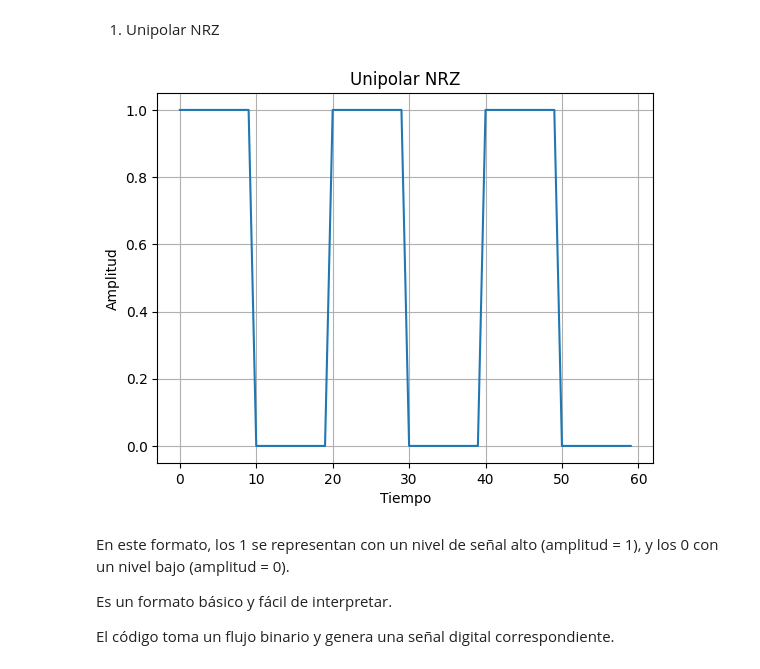
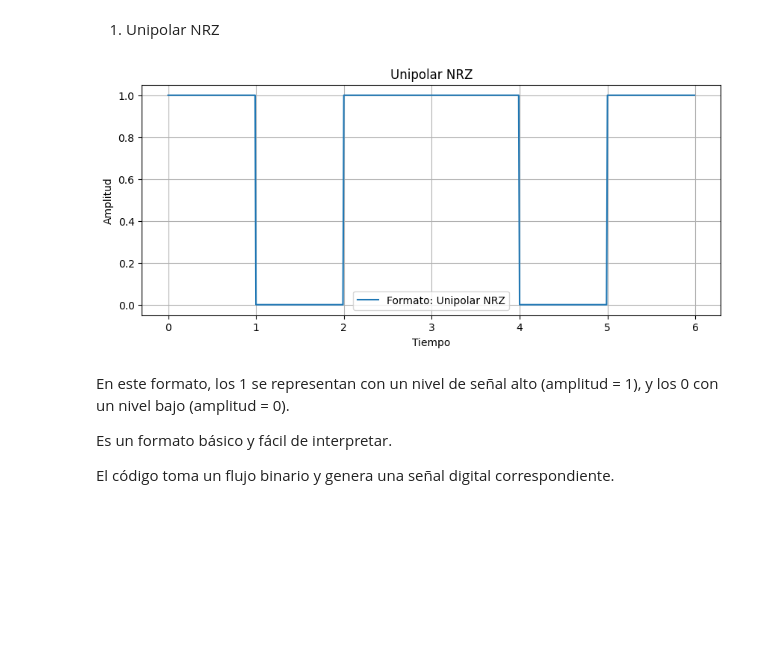
Before and after one commit to johnrua17/I.B-Lab, a Jupyter notebook: I_B_Lab.ipynb, the cells around one changed output. Saved outputs shown, nothing was run; the diff lists cells and outputs as text; code cells hidden in the pictures; blank space fills up the shorter version.

```diff
--- a/I_B_Lab.ipynb
+++ b/I_B_Lab.ipynb
@@ -138,35 +138,38 @@ Muestra 38: -1.06 -> 0001
 Muestra 39: -1.21 -> 0000
 # %% [markdown]
 1. Unipolar NRZ
-# %%
-# Unipolar NRZ
-def unipolar_nrz(binary_stream, ts):
-    """
-    Convierte una secuencia binaria en una señal Unipolar NRZ.
-
-    - '1' se representa con un nivel alto (1).
-    - '0' se representa con un nivel bajo (0).
-    """
-    signal = []
-    for bit in binary_stream:
-        signal.extend([1 if bit == '1' else 0] * int(ts * 1000))
-    return signal
-
-# Ejemplo de uso
-binary_stream = '101010'  # Stream binario de ejemplo
-ts = 0.01                 # Duración de cada bit
-unipolar_nrz_signal = unipolar_nrz(binary_stream, ts)
-
-# Gráfico
-plt.figure()
-plt.plot(unipolar_nrz_signal[:100])  # Mostrar primeros 100 puntos
-plt.title("Unipolar NRZ")
-plt.xlabel("Tiempo")
-plt.ylabel("Amplitud")
-plt.grid()
-plt.show()
-# %% [output]
-[figure, removed]
+# %%
+import numpy as np
+import matplotlib.pyplot as plt
+
+# --- Parte d: Generación de formato de señalización Unipolar NRZ ---
+def signaling_format(bits, bit_duration=1):
+    t = np.linspace(0, len(bits) * bit_duration, len(bits) * 100, endpoint=False)
+    signal = np.zeros_like(t)
+    bit_step = len(t) // len(bits)
+
+    for i, bit in enumerate(bits):
+        signal[i * bit_step : (i + 1) * bit_step] = bit
+
+    return t, signal
+
+# Ejemplo de bits codificados
+bits = [1, 0, 1, 1, 0, 1]
+
+# Generar señal en formato Unipolar NRZ
+t_signal, signal = signaling_format(bits)
+
+# Graficar el formato de señalización
+plt.figure(figsize=(10, 4))
+plt.plot(t_signal, signal, label="Formato: Unipolar NRZ")
+plt.title("Unipolar NRZ")
+plt.xlabel("Tiempo")
+plt.ylabel("Amplitud")
+plt.grid()
+plt.legend()
+plt.show()
+# %% [output]
+[figure, added]
 # %% [markdown]
 
 
```
Also changed, not shown: parts of 2 cells of this notebook.
